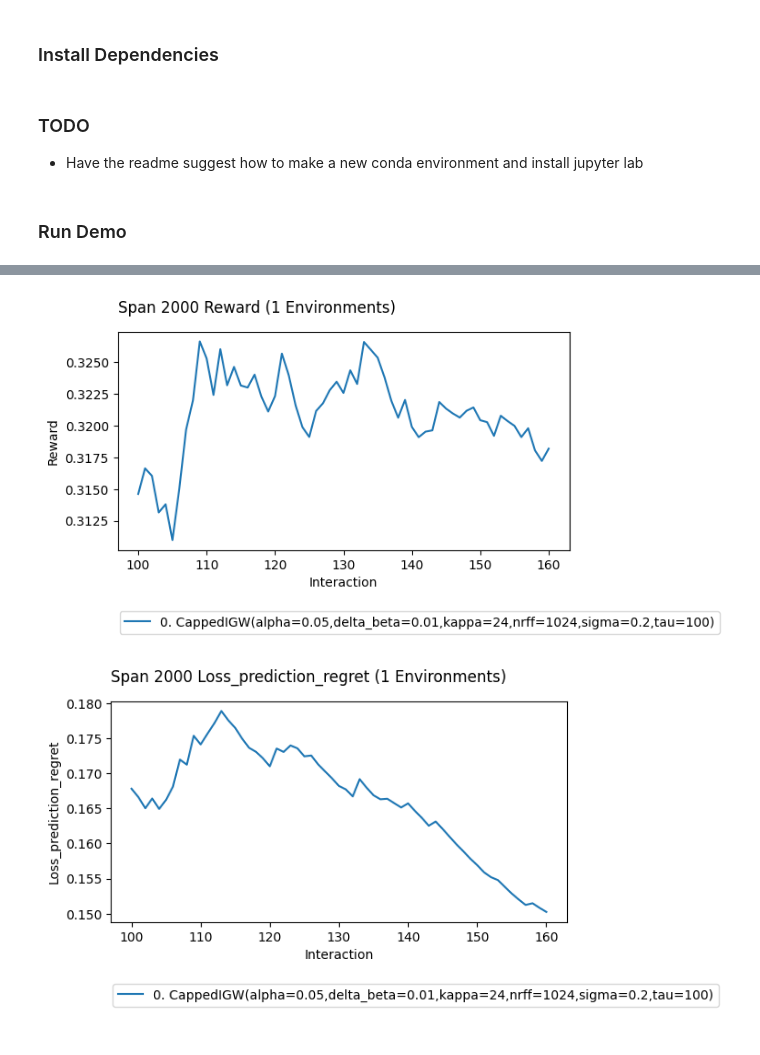
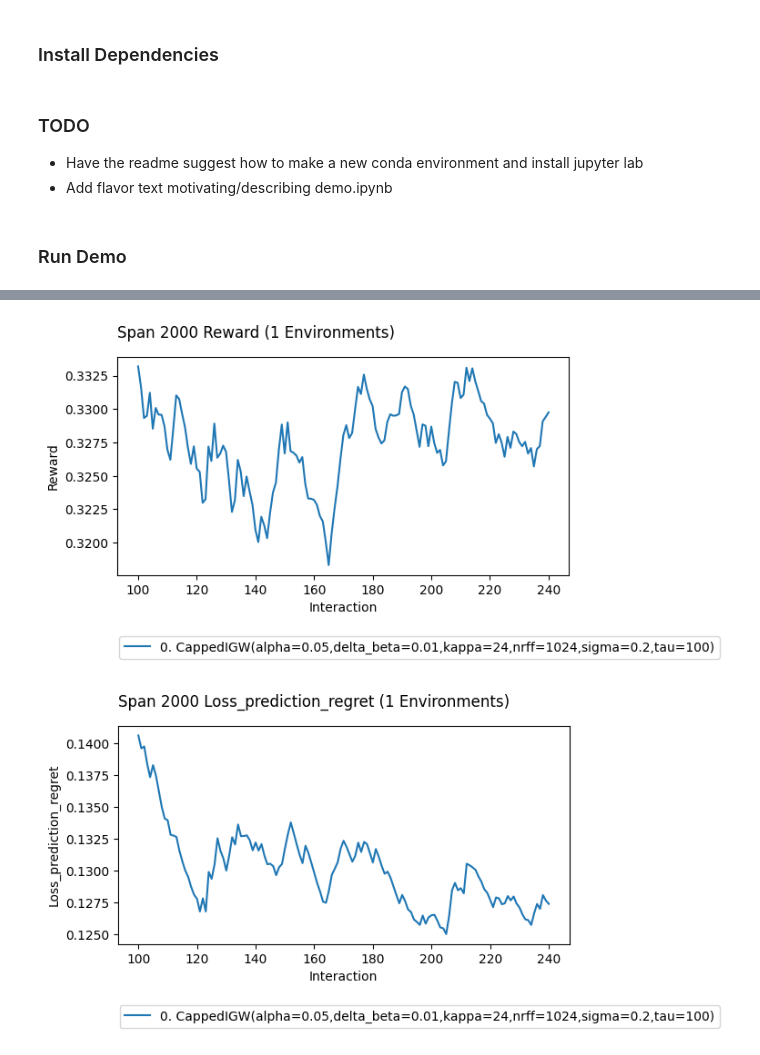
Before and after one commit to mrucker/onoff_experiments, a Jupyter notebook: demo/demo.ipynb, the cells around one changed output, grey strips where cells are left out. Cells and saved outputs as stored; diff of their text form; code cells hidden in the pictures.

```diff
--- a/demo/demo.ipynb
+++ b/demo/demo.ipynb
@@ -10,6 +10,7 @@
 # %% [markdown]
 ### TODO
 + Have the readme suggest how to make a new conda environment and install jupyter lab
++ Add flavor text motivating/describing demo.ipynb
 # %% [markdown]
 ### Run Demo
 # %%
@@ -25,7 +26,7 @@ class UniformReferencePolicy(ReferencePolicy):
     def __init__(self, batch_size:int = 100):
         self._batch_size = batch_size
     def sample(self, context):
-        while True: yield torch.rand(self._batch_size).tolist()
+        while True: yield torch.rand(self._batch_size)
 
 class MyLossPredictor(LossPredictor):
     def __init__(self, *, numrff:int, sigma:float, in_features:int, opt_factory, sched_factory) -> None:
@@ -39,20 +40,21 @@ class MyLossPredictor(LossPredictor):
         return self._cauchy_net.params
 
     #one context many actions (add more documentation)
-    def predict(self, context: torch.Tensor, actions: Sequence[float]) -> Sequence[float]:
+    def predict(self, context: torch.Tensor, actions: torch.Tensor) -> Sequence[float]:
         with torch.no_grad():
             context = context.expand(len(actions),-1)
-            actions = torch.tensor(actions).unsqueeze(1)
+            actions = actions.unsqueeze(1)
             return self._cauchy_net.loss(torch.cat([context,actions],dim=1))
 
     #these are triples in parallel arrays (TODO: cleanup documentation)
     def learn(self, contexts: torch.Tensor, actions: Sequence[float], losses: Sequence[float]) -> None:
 
-        if contexts.dim() == 1: contexts = contexts.unsqueeze(0)
-        actions = torch.tensor(actions).unsqueeze(1)
+        with torch.no_grad():
+            if contexts.dim() == 1: contexts = contexts.unsqueeze(0)
+            actions = torch.tensor(actions).unsqueeze(1)
 
-        X = torch.cat([contexts,actions],dim=1)
-        y = torch.tensor(losses)
+            X = torch.cat([contexts,actions],dim=1)
+            y = torch.tensor(losses)
 
         self.opt.zero_grad()
         yhat = self._cauchy_net.pre_logits(X).squeeze(1)
@@ -78,7 +80,7 @@ tzero = 100
 gamma_tzero = 1e-4
 lr = 1e-2
 batch_size = 8
-n_batches = 2_500
+n_batches = 30
 
 fhat = MyLossPredictor(
     numrff=1024,
@@ -111,2 +113,2 @@ result.plot_learners(y='loss_prediction_regret', span=2_000, xlim=(100,None))
-[figure, old version]
+[figure, new version]
-[figure, old version]
+[figure, new version]
```
Also changed, not shown: parts of 2 cells of this notebook.
